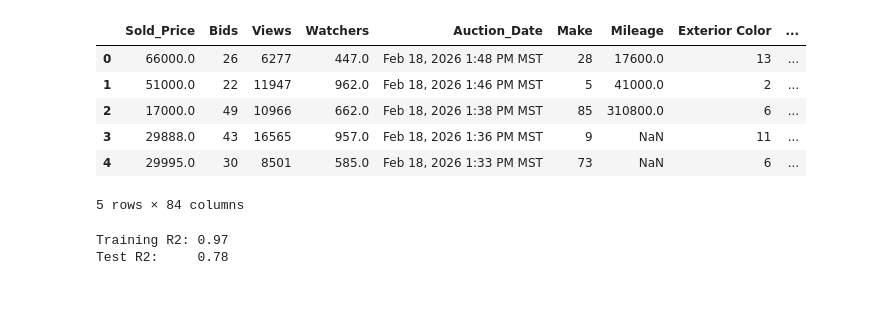
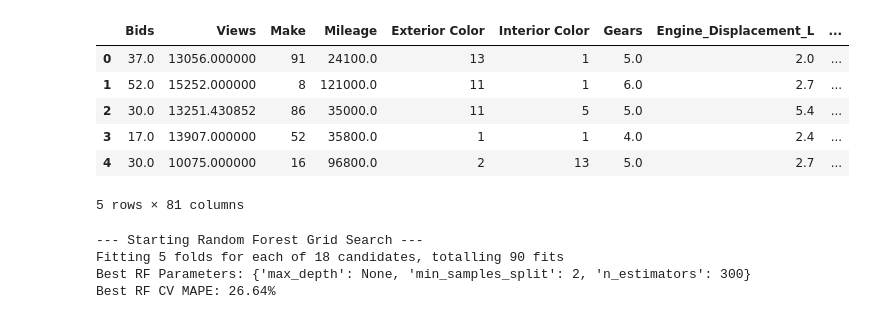
Before and after one commit to nickmiller173/classic_cars, a Jupyter notebook: training/training.ipynb, the cells around one changed output. Cells and saved outputs as stored; diff of their text form; code cells hidden in the pictures.

Commit message:
updated training and ignored pkl files

```diff
--- a/training/training.ipynb
+++ b/training/training.ipynb
@@ -18,14 +21,15 @@ import pickle
 # %%
 # Load data
-data = pd.read_csv("../data/full_training_data.csv")
-data.head()
+train = pd.read_csv("../data/train_data.csv")
+test = pd.read_csv("../data/test_data.csv")
+train.head()
 # %% [output]
-|  | Sold_Price | Bids | Views | Watchers | Auction_Date | Make | Mileage | Exterior Color | ... |
-| 0 | 66000.0 | 26 | 6277 | 447.0 | Feb 18, 2026 1:48 PM MST | 28 | 17600.0 | 13 | ... |
-| 1 | 51000.0 | 22 | 11947 | 962.0 | Feb 18, 2026 1:46 PM MST | 5 | 41000.0 | 2 | ... |
-| 2 | 17000.0 | 49 | 10966 | 662.0 | Feb 18, 2026 1:38 PM MST | 85 | 310800.0 | 6 | ... |
-| 3 | 29888.0 | 43 | 16565 | 957.0 | Feb 18, 2026 1:36 PM MST | 9 | NaN | 11 | ... |
-| 4 | 29995.0 | 30 | 8501 | 585.0 | Feb 18, 2026 1:33 PM MST | 73 | NaN | 6 | ... |
+|  | Bids | Views | Make | Mileage | Exterior Color | Interior Color | Gears | Engine_Displacement_L | ... |
+| 0 | 37.0 | 13056.000000 | 91 | 24100.0 | 13 | 1 | 5.0 | 2.0 | ... |
+| 1 | 52.0 | 15252.000000 | 8 | 121000.0 | 11 | 1 | 6.0 | 2.7 | ... |
+| 2 | 30.0 | 13251.430852 | 86 | 35000.0 | 11 | 5 | 5.0 | 5.4 | ... |
+| 3 | 17.0 | 13907.000000 | 52 | 35800.0 | 1 | 1 | 4.0 | 2.4 | ... |
+| 4 | 30.0 | 10075.000000 | 16 | 96800.0 | 2 | 13 | 5.0 | 2.7 | ... |
-5 rows × 84 columns
+5 rows × 81 columns
 # %%
 # Data Splitting
@@ -38,16 +45,0 @@ X_train, X_test, y_train, y_test = train_test_split(X, y, test_size=0.20,
-# %%
-rf_model = RandomForestRegressor(n_estimators=100, random_state=42)
-
-rf_model.fit(X_train, y_train)
-
-y_train_pred = rf_model.predict(X_train)
-y_test_pred = rf_model.predict(X_test)
-
-r2_train = r2_score(y_train, y_train_pred)
-r2_test = r2_score(y_test, y_test_pred)
-
-print(f"Training R2: {r2_train:.2f}")
-print(f"Test R2:     {r2_test:.2f}")
-# %% [output]
-Training R2: 0.97
-Test R2:     0.78
@@ -53,0 +53,34 @@ Test R2:     0.78
+# %%
+# ==========================================
+# 3. Model 1: Random Forest Grid Search
+# ==========================================
+print("--- Starting Random Forest Grid Search ---")
+rf = RandomForestRegressor(random_state=42)
+
+# Define the hyperparameter grid for Random Forest
+rf_param_grid = {
+    'n_estimators': [100, 300],         # Number of trees
+    'max_depth': [10, 20, None],        # Depth of the trees (None = fully expanded)
+    'min_samples_split': [2, 5, 10]     # Minimum samples required to split an internal node
+}
+
+rf_grid = GridSearchCV(
+    estimator=rf,
+    param_grid=rf_param_grid,
+    cv=kf,
+    scoring=scoring_metric,
+    n_jobs=2,                          # Use all available CPU cores to speed up training
+    verbose=1
+)
+
+rf_grid.fit(X_train, y_train)
+
+# Multiply by -100 to convert the negative decimal back to a readable percentage
+rf_best_mape = -rf_grid.best_score_ * 100
+print(f"Best RF Parameters: {rf_grid.best_params_}")
+print(f"Best RF CV MAPE: {rf_best_mape:.2f}%\n")
+# %% [output]
+--- Starting Random Forest Grid Search ---
+Fitting 5 folds for each of 18 candidates, totalling 90 fits
+Best RF Parameters: {'max_depth': None, 'min_samples_split': 2, 'n_estimators': 300}
+Best RF CV MAPE: 26.64%
```
Also changed, not shown: parts of 6 cells of this notebook, 3 other files.
